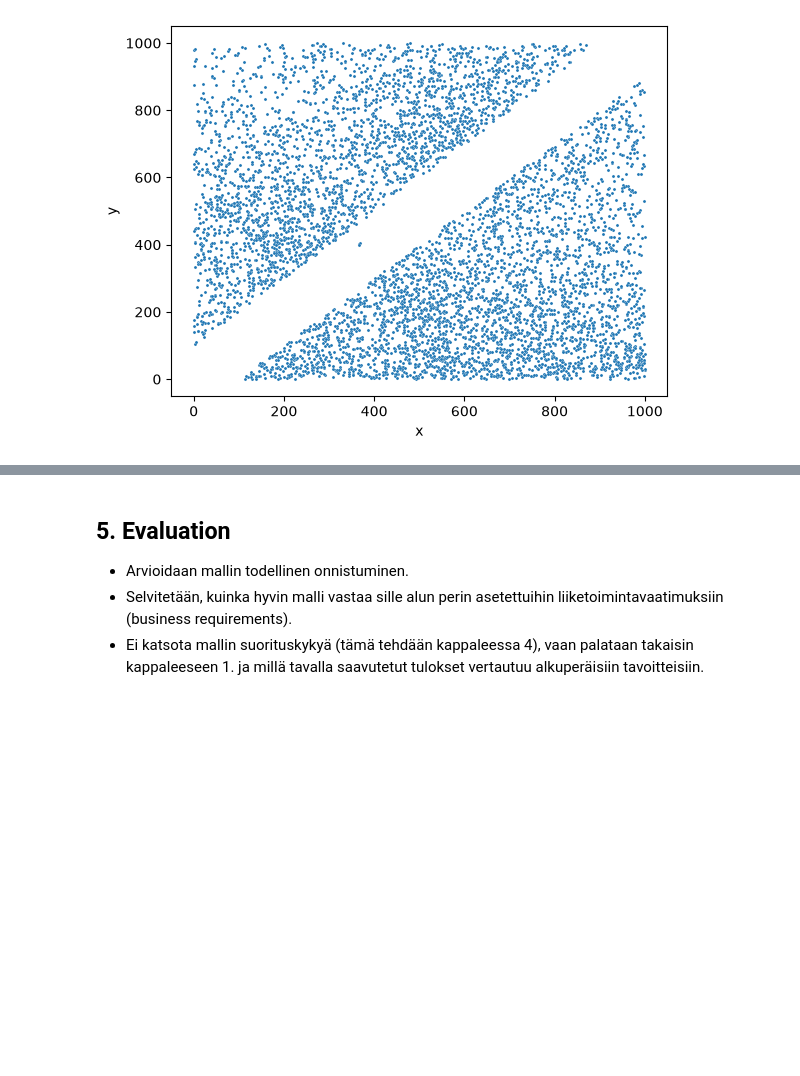
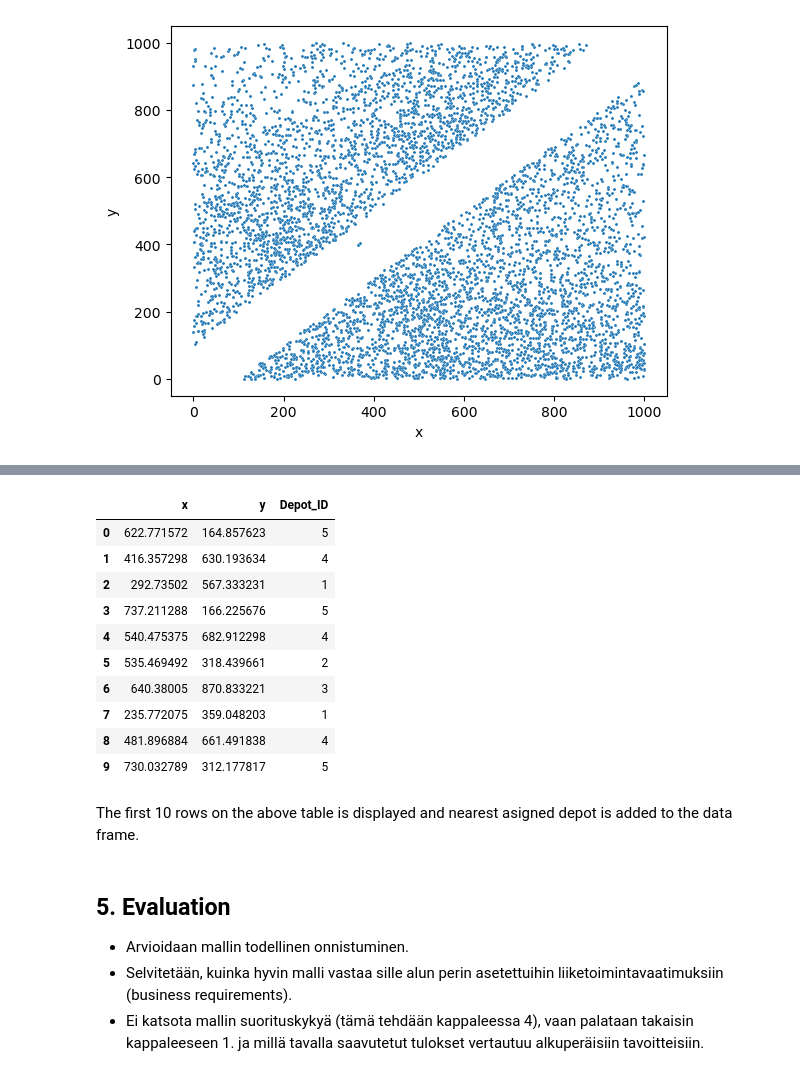
Before and after one commit to mehiis/data-processing-and-machine-learning-metropolia-group7, a Jupyter notebook: assignment-05/assignment-05-clustering-and-association-rule-mining.ipynb, the cells around one changed output, grey strips where cells are left out. Saved outputs shown, nothing was run; the diff lists cells and outputs as text; code cells hidden in the pictures; blank space fills up the shorter version.

```diff
--- a/assignment-05/assignment-05-clustering-and-association-rule-mining.ipynb
+++ b/assignment-05/assignment-05-clustering-and-association-rule-mining.ipynb
@@ -15,9 +15,12 @@ We will first study our data to better understand what it contains, how it is st
 # %%
 import pandas as pd
 
+import os
+os.environ["LOKY_MAX_CPU_COUNT"] = "8"
+
 # loads location data
 loc_df = []
-with open('../datasets/drone_delivery/drone_cust_locations.csv', "r") as f:
+with open('../datasets/drone_cust_locations.csv', "r") as f:
     for line in f:
         line = line.replace('\n', '')
         loc_df.append(line.split(';'))
@@ -186,3 +267,21 @@ plt.show()
+# %%
+#add 'Depot_ID' column, indicatig the nearest depot
+loc_df["Depot_ID"] = l + 1
+loc_df.head(10)
+# %% [output]
+|  | x | y | Depot_ID |
+| 0 | 622.771572 | 164.857623 | 5 |
+| 1 | 416.357298 | 630.193634 | 4 |
+| 2 | 292.73502 | 567.333231 | 1 |
+| 3 | 737.211288 | 166.225676 | 5 |
+| 4 | 540.475375 | 682.912298 | 4 |
+| 5 | 535.469492 | 318.439661 | 2 |
+| 6 | 640.38005 | 870.833221 | 3 |
+| 7 | 235.772075 | 359.048203 | 1 |
+| 8 | 481.896884 | 661.491838 | 4 |
+| 9 | 730.032789 | 312.177817 | 5 |
+# %% [markdown]
+The first 10 rows on the above table is displayed and nearest asigned depot is added to the data frame.
 # %% [markdown]
 <h2>5. Evaluation</h2>
 
```
Also changed, not shown: parts of 12 cells of this notebook, 2 other files.
